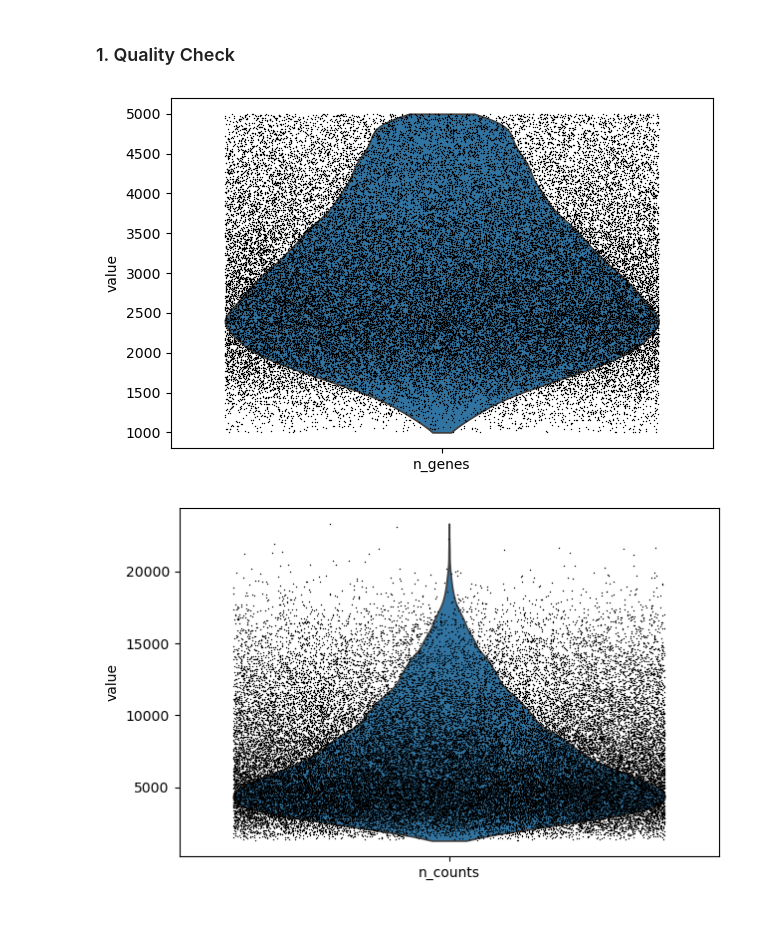
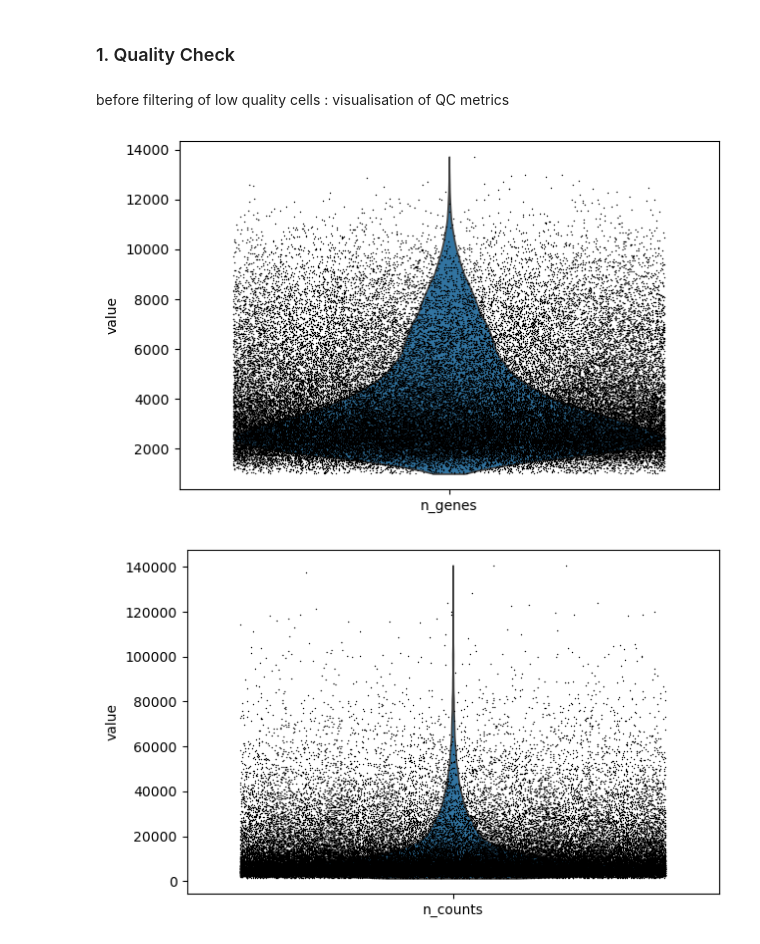
Before and after one commit to elodiehusson/transcriptomics-code, a Jupyter notebook: visualiser 60k cells.ipynb, the cells around one changed output. Saved outputs shown, nothing was run; the diff lists cells and outputs as text; code cells hidden in the pictures.

Commit message:
Quality check + normalisation

```diff
--- a/visualiser 60k cells.ipynb
+++ b/visualiser 60k cells.ipynb
@@ -105,21 +105,16 @@ note pour elodie :
 - se poser les questions sur ce qu'on pourrait montrer au prof au tutoring
 # %% [markdown]
 ### 1. Quality Check
+# %% [markdown]
+before filtering of low quality cells : visualisation of QC metrics
 # %%
-# --- QC ---
-# 1. calculation of QC metrics
+# 1. calculation of QC metrics and add them to adata.obs
 sc.pp.calculate_qc_metrics(adata, inplace=True)
 
 # 2. visualisation of QC metrics before filtering
 sc.pl.violin(adata, 'n_genes', jitter=0.4) # violin plot of number of genes per cell
 sc.pl.violin(adata, 'n_counts', jitter=0.4) # violin plot of number of counts per cell
 sc.pl.scatter(adata, x='n_counts', y='n_genes') # scatter plot of number of genes vs number of counts
-
-# 3. application of filters
-adata = adata[adata.obs['n_genes'] < 5000, :]
-adata = adata[adata.obs['n_counts'] < 30000, :]
-
-sc.pl.violin(adata, ['n_genes', 'n_counts'], jitter=0.4)
 # %% [output]
-[figure, old version]
+[figure, new version]
-[figure, old version]
+[figure, new version]
```
Also changed, not shown: parts of 11 cells of this notebook.
